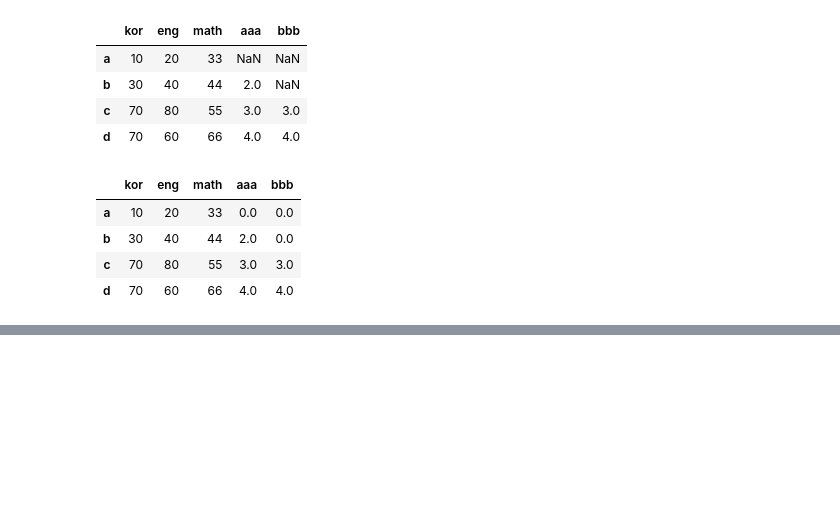
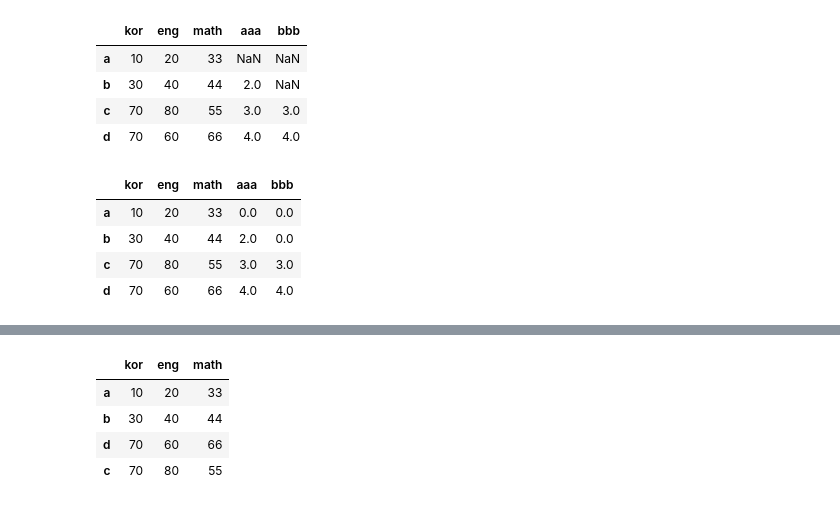
Before and after one commit to joonseok-yang/data_preprocessing, a Jupyter notebook: day3/frameTest5.ipynb, the cells around one changed output, grey strips where cells are left out. Saved outputs shown, nothing was run; the diff lists cells and outputs as text; code cells hidden in the pictures; blank space fills up the shorter version.

```diff
--- a/day3/frameTest5.ipynb
+++ b/day3/frameTest5.ipynb
@@ -127,0 +174,8 @@ df1
+# %%
+df.sort_values( by=['kor','eng'])
+# %% [output]
+|  | kor | eng | math |
+| a | 10 | 20 | 33 |
+| b | 30 | 40 | 44 |
+| d | 70 | 60 | 66 |
+| c | 70 | 80 | 55 |
```
Also changed, not shown: parts of 7 cells of this notebook, 5 other files.
